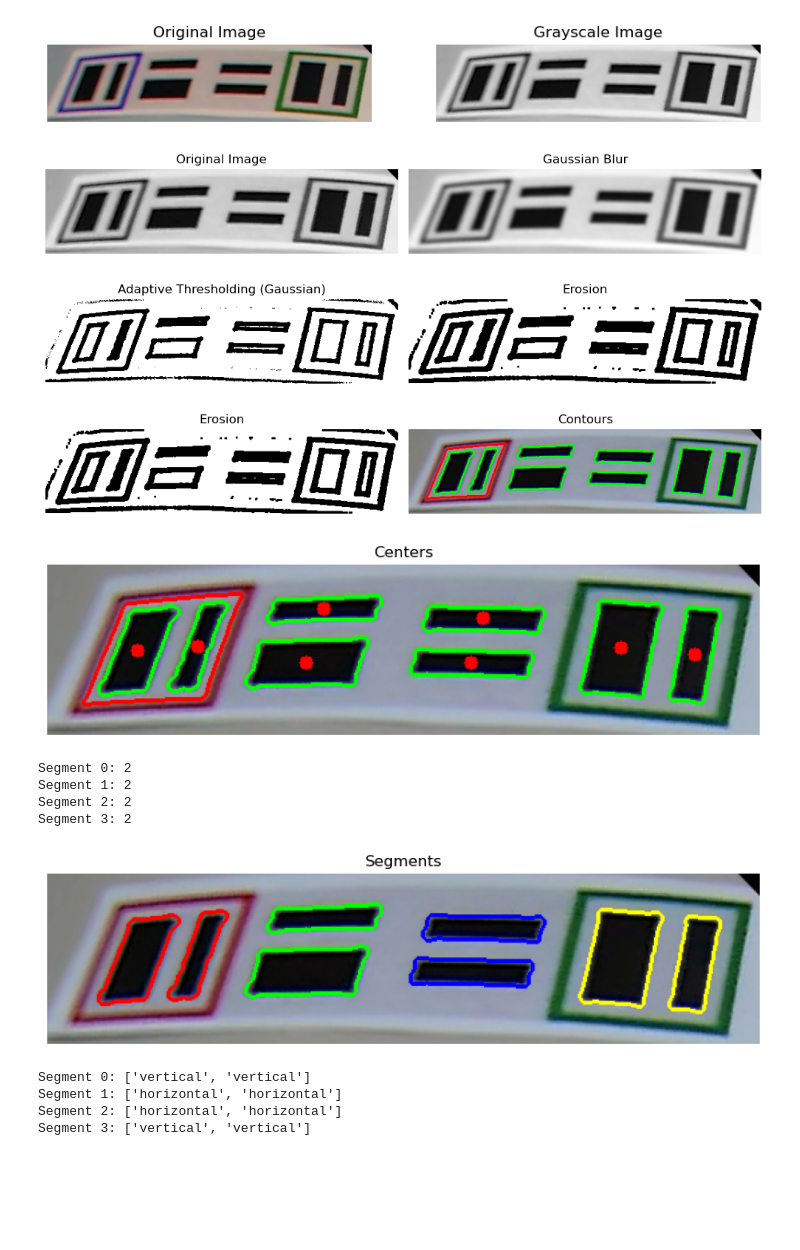
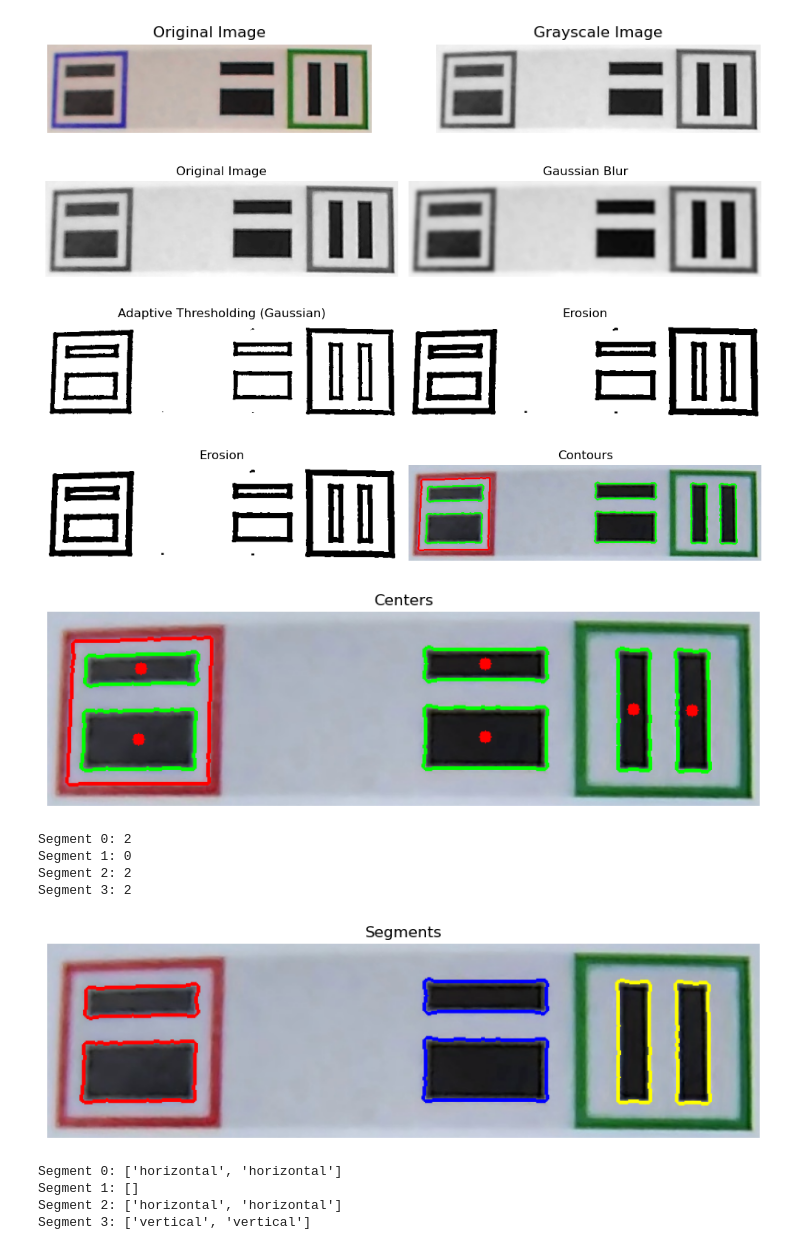
Before and after one commit to miguelable/PSM_OpenCV, a Jupyter notebook: decodification.ipynb, the cells around one changed output. Drawn from its saved outputs; the diff is of its cells as text; code cells hidden in the pictures; blank space fills up the shorter version.

```diff
--- a/decodification.ipynb
+++ b/decodification.ipynb
@@ -11,18 +11,17 @@ from sklearn.preprocessing import MinMaxScaler
 %matplotlib inline
 # %%
 # Load the image
-image = cv2.imread("img/extracted_image_5.jpg")
+image = cv2.imread("img/extracted_image_1.jpg")
 image_rgb = cv2.cvtColor(image, cv2.COLOR_BGR2RGB)
 image_gray = cv2.cvtColor(image_rgb, cv2.COLOR_RGB2GRAY)
-image_hsv = cv2.cvtColor(image_rgb, cv2.COLOR_RGB2HSV)
 
 # Display the images
 plt.figure(figsize=(10, 10))
 plt.subplot(1, 2, 1); plt.imshow(image_rgb); plt.axis('off'); plt.title('Original Image')
 plt.subplot(1, 2, 2); plt.imshow(image_gray, cmap='gray'); plt.axis('off'); plt.title('Grayscale Image')
 plt.show()
 # %% [output]
-[figure, old version]
+[figure, new version]
 # %%
 # Compare gaussian blur and median blur
 image_blur_gaussian = cv2.GaussianBlur(image_gray, (11, 11), 0)
@@ -34,7 +33,7 @@ plt.subplot(1, 2, 2); plt.imshow(image_blur_gaussian, cmap='gray'); plt.axis('of
 plt.tight_layout()
 plt.show()
 # %% [output]
-[figure, old version]
+[figure, new version]
 # %%
 # Apply adaptive thresholding
 threshold = 2
@@ -52,7 +51,7 @@ plt.subplot(1, 2, 2); plt.imshow(image_erode, cmap='gray'); plt.axis('off'); plt
 plt.tight_layout()
 plt.show()
 # %% [output]
-[figure, old version]
+[figure, new version]
 # %%
 # Get the contours of the image
 contours, _ = cv2.findContours(image_erode, cv2.RETR_TREE, cv2.CHAIN_APPROX_NONE)
@@ -125,7 +124,7 @@ plt.subplot(1, 2, 2); plt.imshow(image_contours_filter); plt.axis('off'); plt.ti
 plt.tight_layout()
 plt.show()
 # %% [output]
-[figure, old version]
+[figure, new version]
 # %%
 # Function to get the center of the contours
 def get_center(contours):
@@ -151,7 +150,7 @@ plt.axis('off')
 plt.title('Centers')
 plt.show()
 # %% [output]
-[figure, old version]
+[figure, new version]
 # %%
 # Separate the contours in segments. The segments are defined by the x-coordinate of the center of the contours.
 # We will use 4 segments. The width of the image will be divided into 4 equal parts. The contours will be assigned to the segment based on the x-coordinate of the center of the contours.
@@ -189,10 +188,10 @@ plt.title('Segments')
 plt.show()
 # %% [output]
 Segment 0: 2
-Segment 1: 2
+Segment 1: 0
 Segment 2: 2
 Segment 3: 2
-[figure, old version]
+[figure, new version]
 # %%
 # Estudiar la orientacion de los contornos para determinar si es horizontal o vertical
 # Function to get the orientation of the contours
@@ -216,8 +215,8 @@ for i, segment in enumerate(segments):
     orientations = get_orientation(segment)
     print(f'Segment {i}: {orientations}')
 # %% [output]
-Segment 0: ['vertical', 'vertical']
-Segment 1: ['horizontal', 'horizontal']
+Segment 0: ['horizontal', 'horizontal']
+Segment 1: []
 Segment 2: ['horizontal', 'horizontal']
 Segment 3: ['vertical', 'vertical']
 # %%
```
Also changed, not shown: parts of 4 cells of this notebook, 11 other files.
